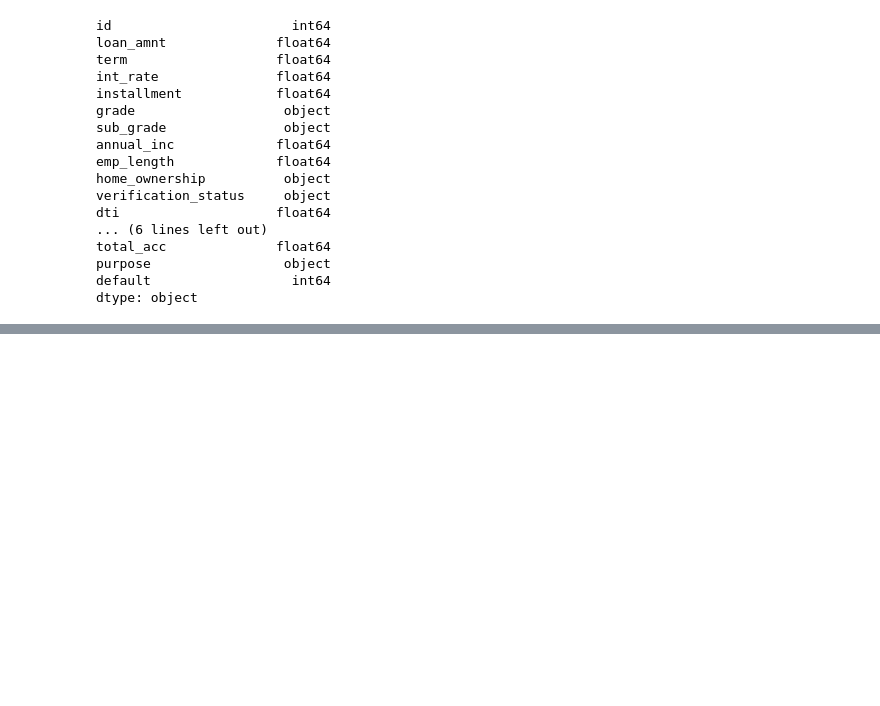
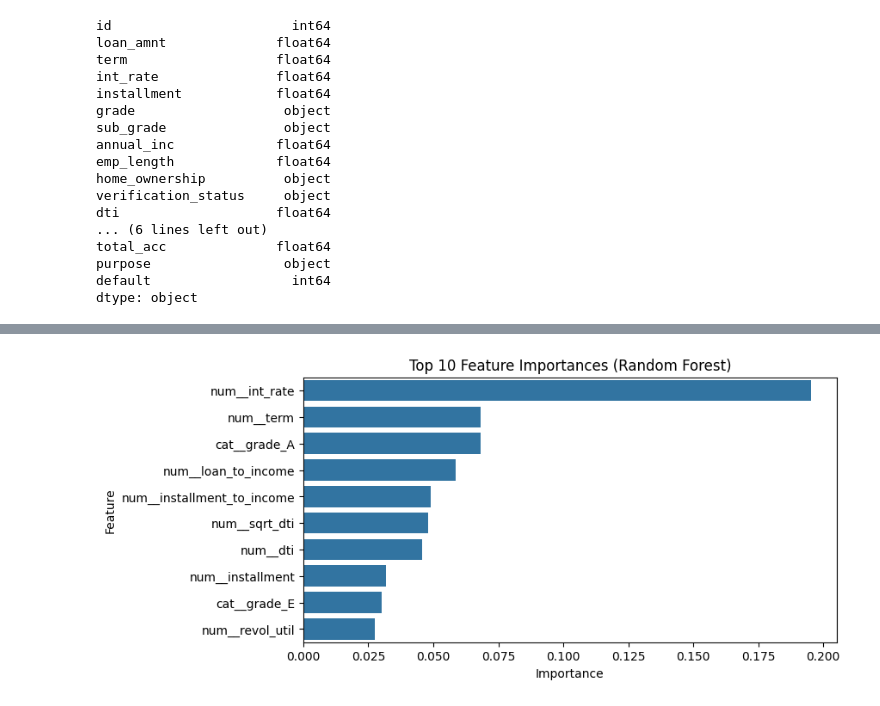
Before and after one commit to Jannikwendt/credit-risk-ml-mif, a Jupyter notebook: notebooks/credit_risk_project.ipynb, the cells around one changed output, grey strips where cells are left out. Cells and saved outputs as stored; diff of their text form; code cells hidden in the pictures; blank space fills up the shorter version.

```diff
--- a/notebooks/credit_risk_project.ipynb
+++ b/notebooks/credit_risk_project.ipynb
@@ -327,0 +721,21 @@ dtype: object
+# %%
+rf_feature_names = rf_pipeline.named_steps["preprocess"].get_feature_names_out()
+rf_importances = rf_pipeline.named_steps["model"].feature_importances_
+
+rf_importance_df = pd.DataFrame(
+    {"feature": rf_feature_names, "importance": rf_importances}
+).sort_values("importance", ascending=False)
+
+plt.figure(figsize=(8, 4))
+sns.barplot(
+    x="importance",
+    y="feature",
+    data=rf_importance_df.head(10),
+    orient="h",
+)
+plt.title("Top 10 Feature Importances (Random Forest)")
+plt.xlabel("Importance")
+plt.ylabel("Feature")
+plt.show()
+# %% [output]
+[figure, added]
```
Also changed, not shown: parts of 35 cells of this notebook.
